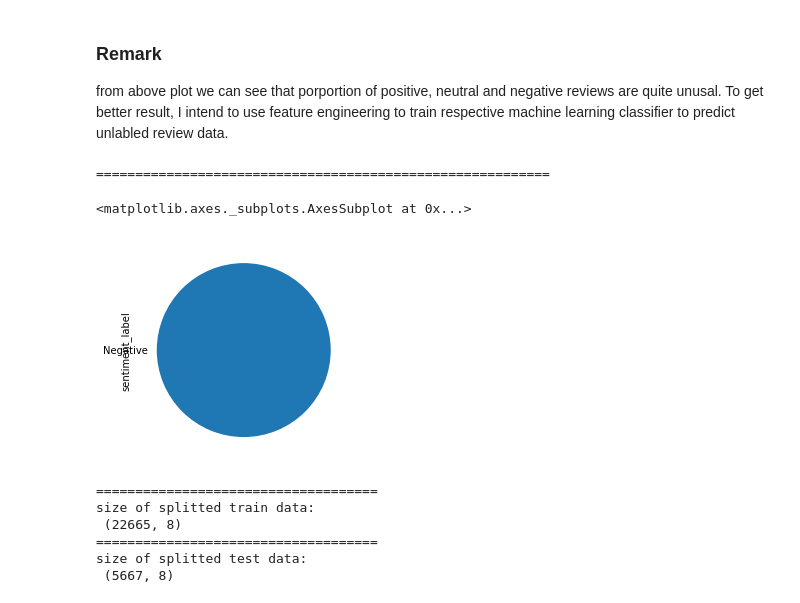
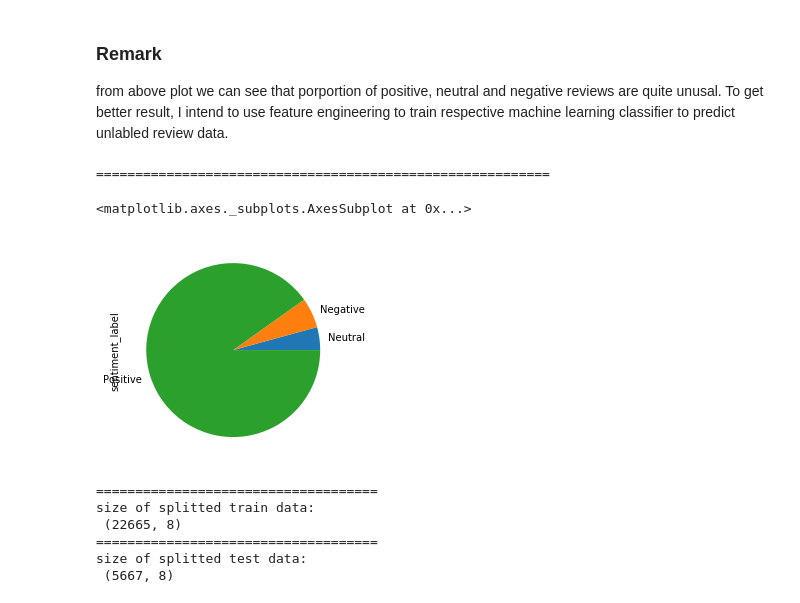
Before and after one commit to datageek19/sentiment-analysis-on-Amazon-Product-Review-data, a Jupyter notebook: Sentiment Analysis on amazon product review data.ipynb, the cells around one changed output. Saved outputs shown, nothing was run; the diff lists cells and outputs as text; code cells hidden in the pictures.

Commit message:
adjective-only and data fixed working

```diff
--- a/Sentiment Analysis on amazon product review data.ipynb
+++ b/Sentiment Analysis on amazon product review data.ipynb
@@ -310,21 +300,21 @@ from above plot we can see that porportion of positive, neutral and negative rev
 # %%
 ## another way of assigning sentiment label to reviews
 
 def sentiment_labeler(score):
     if (score==5) or (score==4):
         return "Positive"
     elif (score==3):
         return "Neutral"
     else:
         return "Negative"
 
-sent_data2["sentiment_label"]=sent_data2["adj_tagged_sents2"].apply(sentiment_labeler)
+sent_data2["sentiment_label"]=sent_data2["reviews.rating"].apply(sentiment_labeler)
 print("==========================================================")
 sent_data2["sentiment_label"].value_counts().sort_values().plot.pie()
 # %% [output]
 ==========================================================
 <matplotlib.axes._subplots.AxesSubplot at 0x...>
-[figure, old version]
+[figure, new version]
 # %%
 ### data preparing
 
```
Also changed, not shown: parts of 6 cells of this notebook.
